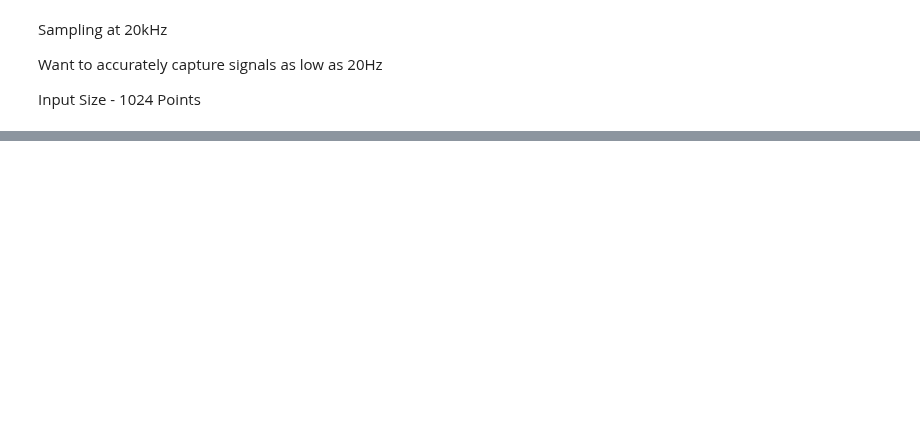
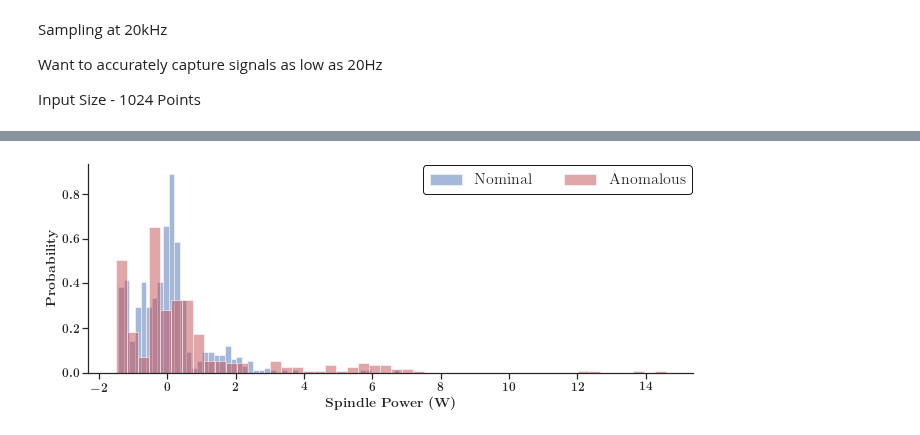
Before and after one commit to danielnewman09/Dissertation, a Jupyter notebook: Dissertation-Notebooks/Chapter-6/Autoencoder-Vib.ipynb, the cells around one changed output, grey strips where cells are left out. Drawn from its saved outputs; the diff is of its cells as text; code cells hidden in the pictures; blank space fills up the shorter version.

```diff
--- a/Dissertation-Notebooks/Chapter-6/Autoencoder-Vib.ipynb
+++ b/Dissertation-Notebooks/Chapter-6/Autoencoder-Vib.ipynb
@@ -504,4 +6,0 @@ control_mean + 3 * control_std
-# %%
-import seaborn as sns
-sns.set()
-ax = sns.distplot(means)
@@ -627,4 +6,0 @@ model = keras.models.Model(inputs=[inputs], outputs=[Y_proba])
-# %%
-model.compile(loss="mse", optimizer="adam", metrics=[last_time_step_mse])
-history = model.fit(X_train, Y_train, epochs=20,
-                    validation_data=(X_valid, Y_valid))
@@ -686,0 +284,3 @@ array([ 2,  4,  8, 16])
+# %%
+
+norm_conv_ae = normalize_scores(mse_conv_ae,False)
@@ -686,0 +296,24 @@ array([ 2,  4,  8, 16])
+# %%
+num_col = 2
+legend_loc = 'upper right'
+transparent = False
+
+plt.figure(figsize=(12,4))
+ax = plt.gca()
+# the histogram of the data
+n, bins, patches = plt.hist(norm_conv_ae[0], 50, density=True, facecolor='b', alpha=0.50,label='Nominal')
+n, bins, patches = plt.hist(norm_conv_ae[1], 50, density=True, facecolor='r', alpha=0.50,label='Anomalous')
+
+ax.spines['right'].set_color('none')
+ax.spines['top'].set_color('none')
+ax.xaxis.set_ticks_position('bottom')
+ax.yaxis.set_ticks_position('left')
+
+plt.xlabel(r'\textbf{Spindle Power (W)}')
+plt.ylabel(r'\textbf{Probability}')
+ax.legend(ncol=num_col,loc=legend_loc,framealpha=float(not transparent)).get_frame().set_edgecolor('k')
+plt.grid(False)
+plt.savefig('figures/Spindle_Load_Anomalous_Compare.png',transparent=True)
+plt.show()
+# %% [output]
+[figure, added]
```
Also changed, not shown: parts of 51 cells of this notebook, 44 other files.
